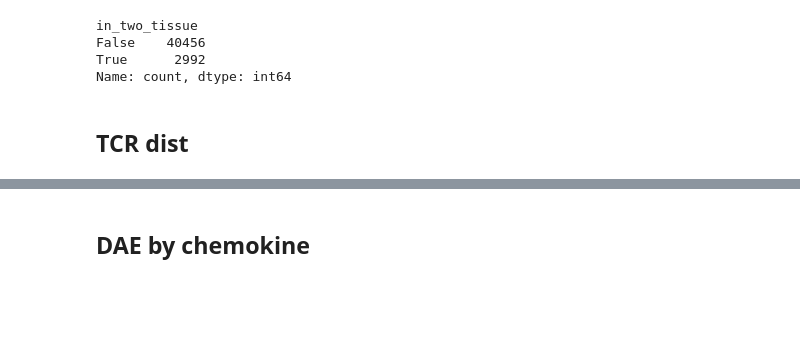
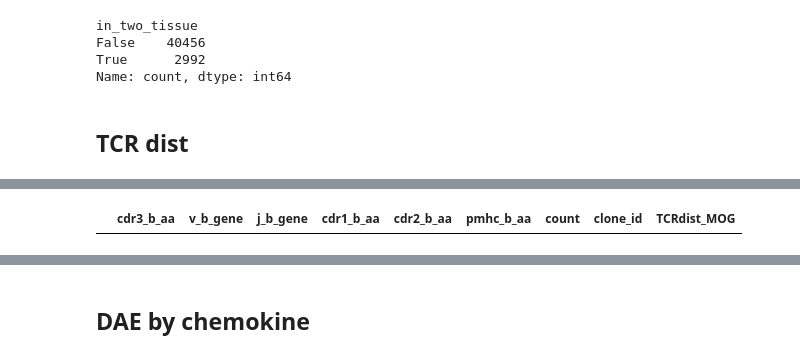
Before and after one commit to YifanZ94/Bio_CRC, a Jupyter notebook: Data processing/3_TCRdist_and_emb.ipynb, the cells around one changed output, grey strips where cells are left out. Cells and saved outputs as stored; diff of their text form; code cells hidden in the pictures; blank space fills up the shorter version.

```diff
--- a/Data processing/3_TCRdist_and_emb.ipynb
+++ b/Data processing/3_TCRdist_and_emb.ipynb
@@ -222,3 +211,8 @@ TCR_all
+# %%
+sub_2d2 = TCR_all[TCR_all['cdr3_b_aa']=='ASSLDCGANP']
+sub_2d2
+# %% [output]
+|  | cdr3_b_aa | v_b_gene | j_b_gene | cdr1_b_aa | cdr2_b_aa | pmhc_b_aa | count | clone_id | TCRdist_MOG |
 # %%
 # Plot KDE (Kernel Density Estimate)
 plt.hist(flat_arr, bins=50, density=True, alpha=0.4)
```
Also changed, not shown: parts of 24 cells of this notebook, 4 other files.
